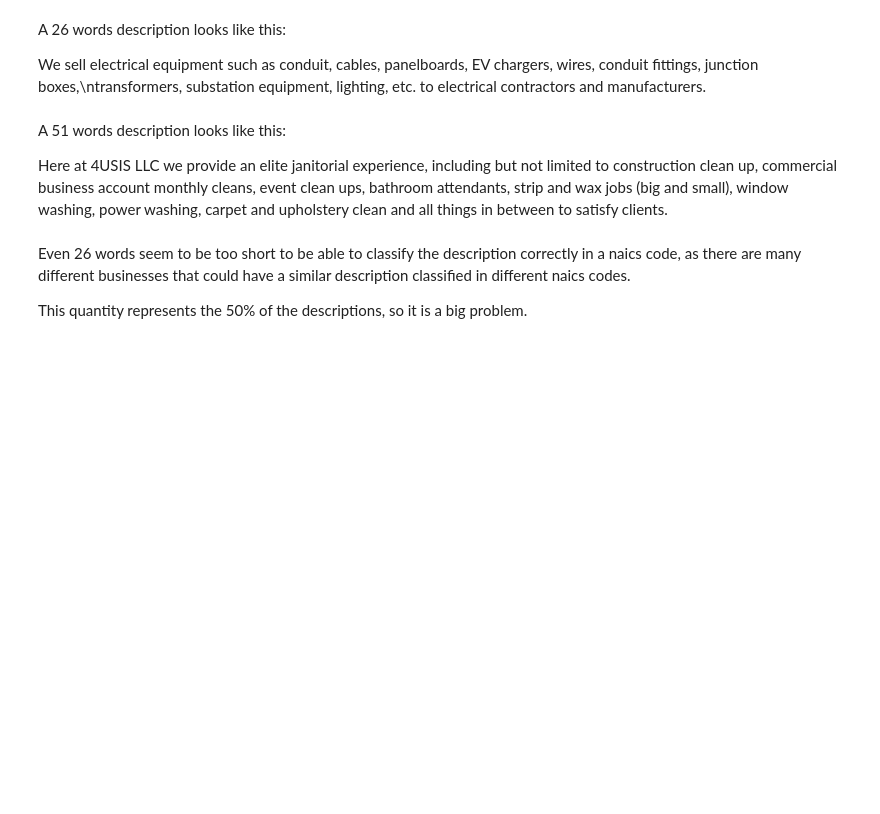
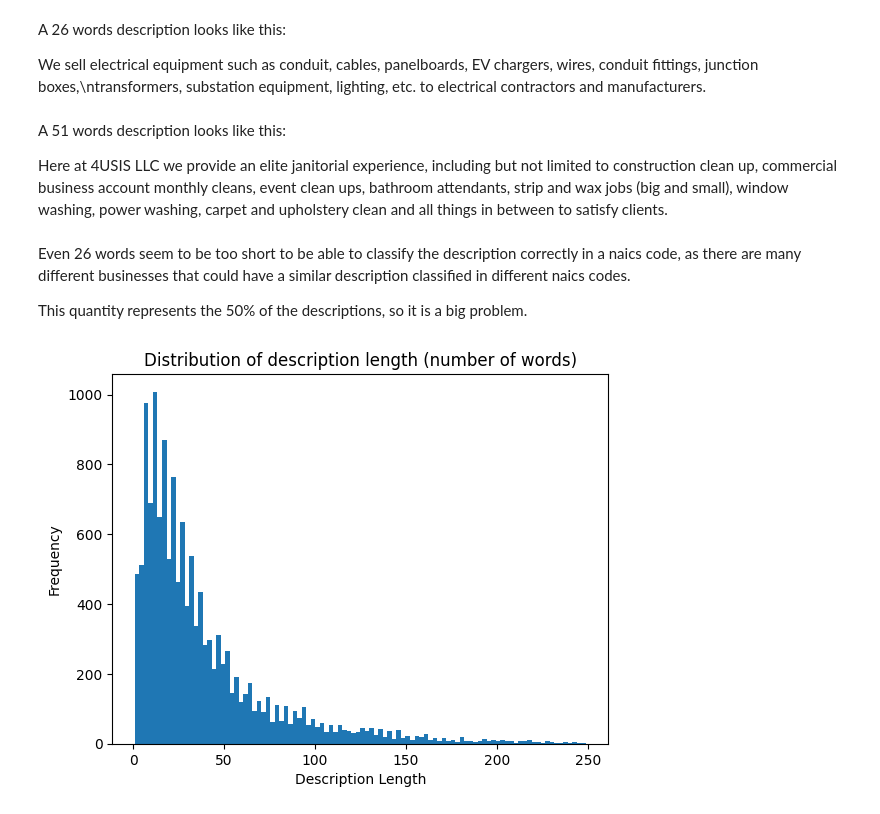
Before and after one commit to Zrive/zrive-ds-1q24-industry-classification, a Jupyter notebook: notebooks/data_naics_description_exploration_ernesto.ipynb, the cells around one changed output. Saved outputs shown, nothing was run; the diff lists cells and outputs as text; code cells hidden in the pictures; blank space fills up the shorter version.

Commit message:
add descriptions length analysis

```diff
--- a/notebooks/data_naics_description_exploration_ernesto.ipynb
+++ b/notebooks/data_naics_description_exploration_ernesto.ipynb
@@ -233,6 +253,10 @@ In addition, this naics is classified in the same category as naics 31 and naics
 In order to see if there are problems related to the length of the descriptions, let's calculate the number of words of all descriptions and analyze the distribution of the lengths.
 # %%
 df["DESCRIPTION_LENGTH"] = df["BUSINESS_DESCRIPTION"].apply(lambda x: len(x.split()))
+# %%
+df["PREPROCESSED_DESCRIPTION_LENGTH"] = df["PREPROCESSED_DESCRIPTION"].apply(
+    lambda x: len(x.split())
+)
 # %%
 df["DESCRIPTION_LENGTH"].describe()
 # %% [output]
@@ -263,3 +287,16 @@ Here at 4USIS LLC we provide an elite janitorial experience, including but not l
 Even 26 words seem to be too short to be able to classify the description correctly in a naics code, as there are many different businesses that could have a similar description classified in different naics codes.
 
 This quantity represents the 50% of the descriptions, so it is a big problem.
+# %%
+df_short_length = df[df["DESCRIPTION_LENGTH"] < 250]
+# %%
+# plot histogram for description length
+import matplotlib.pyplot as plt
+
+plt.hist(df_short_length["DESCRIPTION_LENGTH"], bins=100)
+plt.title("Distribution of description length (number of words)")
+plt.xlabel("Description Length")
+plt.ylabel("Frequency")
+plt.show()
+# %% [output]
+[figure, added]
```
Also changed, not shown: parts of 4 cells of this notebook.
